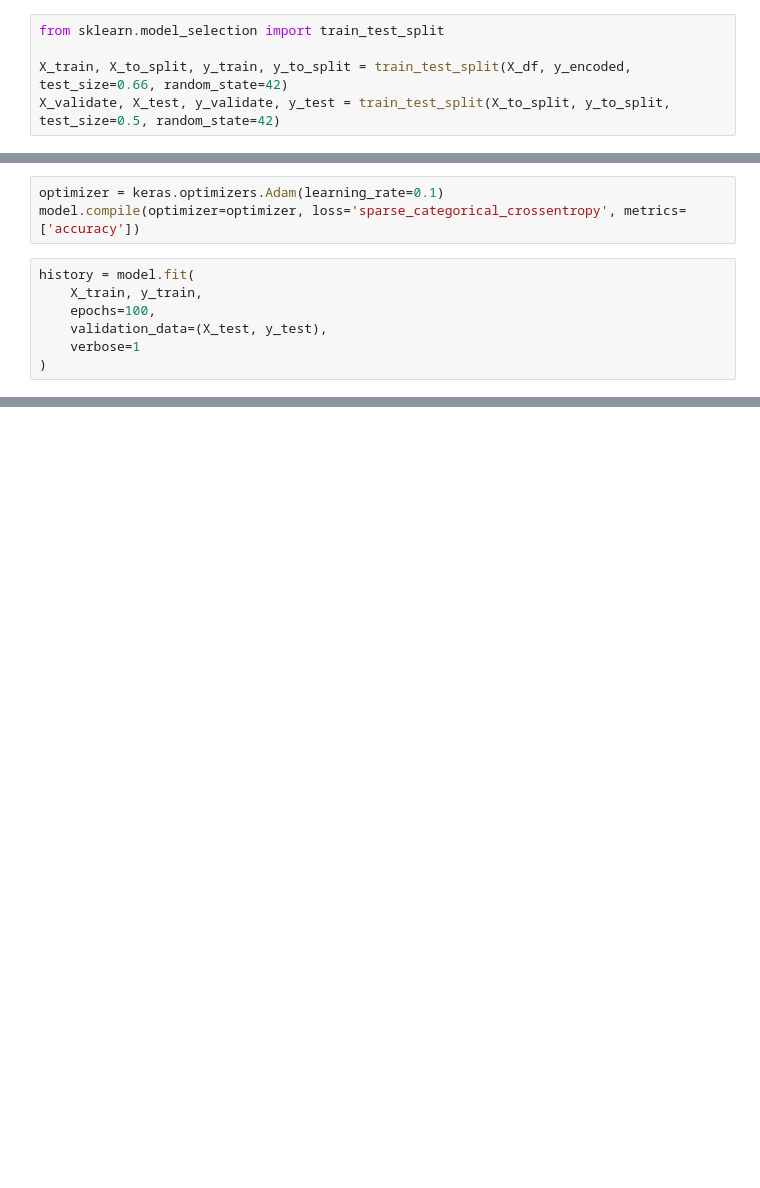
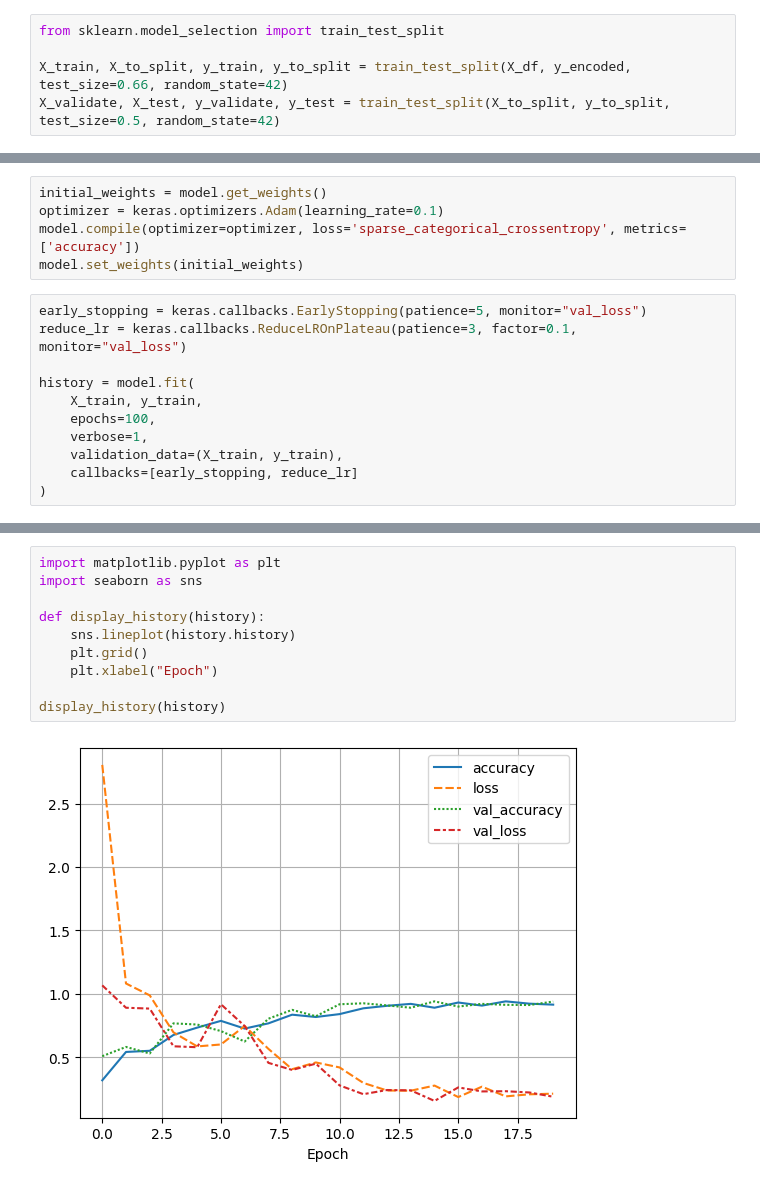
Before and after one commit to Cuber01/PricePrediction, a Jupyter notebook: main.ipynb, the cells around one changed output, grey strips where cells are left out. Drawn from its saved outputs; the diff is of its cells as text; blank space fills up the shorter version.

Commit message:
Added callbacks for reducing learning rate and early stopping

```diff
--- a/main.ipynb
+++ b/main.ipynb
@@ -129,14 +129,20 @@ Model: "sequential_22"
  Trainable params: 23,004 (89.86 KB)
  Non-trainable params: 0 (0.00 B)
 # %%
+initial_weights = model.get_weights()
 optimizer = keras.optimizers.Adam(learning_rate=0.1)
 model.compile(optimizer=optimizer, loss='sparse_categorical_crossentropy', metrics=['accuracy'])
+model.set_weights(initial_weights)
 # %%
+early_stopping = keras.callbacks.EarlyStopping(patience=5, monitor="val_loss")
+reduce_lr = keras.callbacks.ReduceLROnPlateau(patience=3, factor=0.1, monitor="val_loss")
+
 history = model.fit(
     X_train, y_train,
     epochs=100,
-    validation_data=(X_test, y_test),
-    verbose=1
+    verbose=1,
+    validation_data=(X_train, y_train),
+    callbacks=[early_stopping, reduce_lr]
 )
 # %% [output]
 Epoch 1/100
@@ -159,3 +165,15 @@ Epoch 100/100
+# %%
+import matplotlib.pyplot as plt
+import seaborn as sns
+
+def display_history(history):
+    sns.lineplot(history.history)
+    plt.grid()
+    plt.xlabel("Epoch")
+
+display_history(history)
+# %% [output]
+[figure, added]
 # %%
 from sklearn.metrics import confusion_matrix
 from sklearn.metrics import f1_score, classification_report
```
Also changed, not shown: parts of 3 cells of this notebook.
